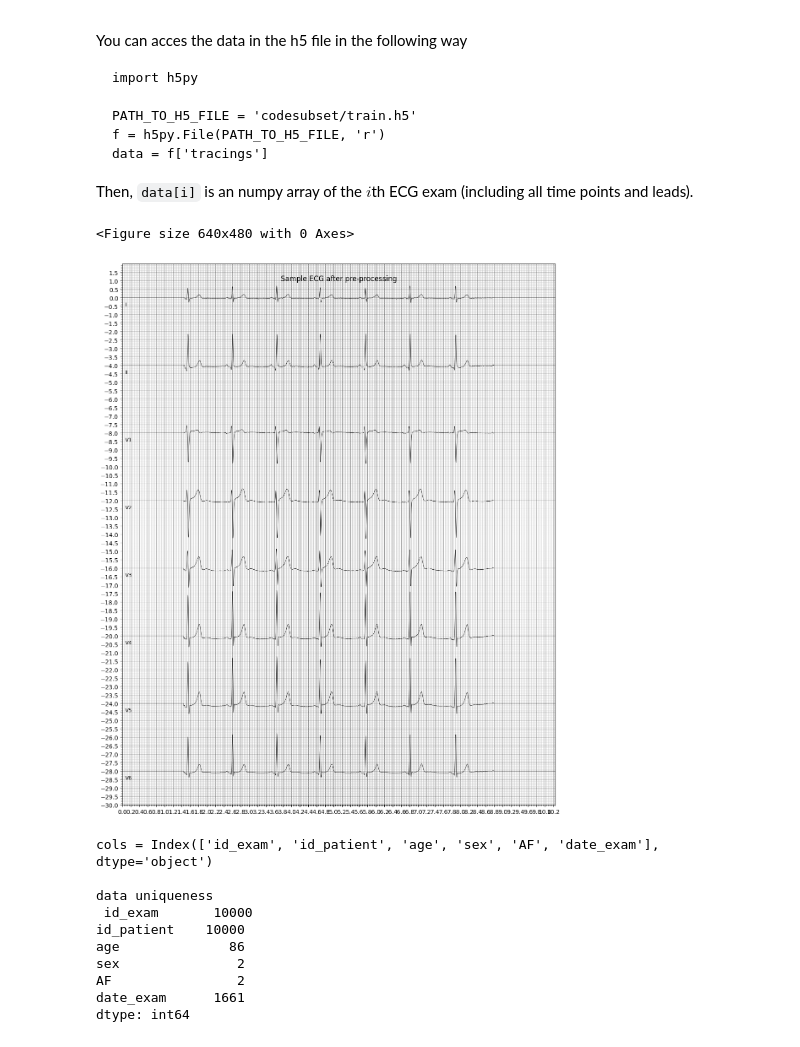
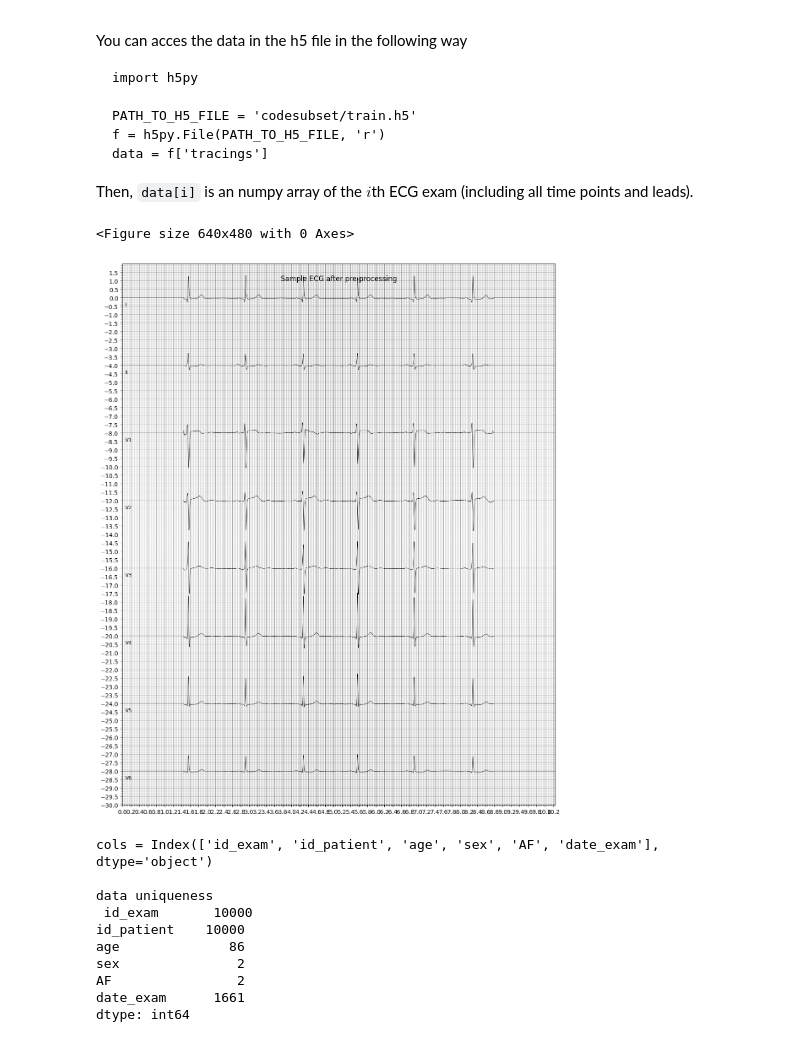
Before and after one commit to wmeijer221/wasp-assignmen-af-classification, a Jupyter notebook: assignment_ecg_classification.ipynb, the cells around one changed output. Drawn from its saved outputs; the diff is of its cells as text; code cells hidden in the pictures.

```diff
--- a/assignment_ecg_classification.ipynb
+++ b/assignment_ecg_classification.ipynb
@@ -213,14 +218,14 @@ data = f['tracings']
 # %%
 # Visualization of an ECG data entry.
 plt.figure()
 lead = ['I', 'II', 'V1', 'V2', 'V3', 'V4', 'V5', 'V6']
-vis_data = data[3000, :, :]
+vis_data = data[16, :, :]
 vis_data = vis_data.T
 ecg_plot.plot(vis_data, sample_rate=sample_rate, style='bw', row_height=8, lead_index=lead, columns=1, title='Sample ECG after pre-processing')
 plt.show()
 # %% [output]
 <Figure size 640x480 with 0 Axes>
-[figure, old version]
+[figure, new version]
 # %%
 # Analysis of auxiliary file.
 
```
Also changed, not shown: parts of 7 cells of this notebook.
